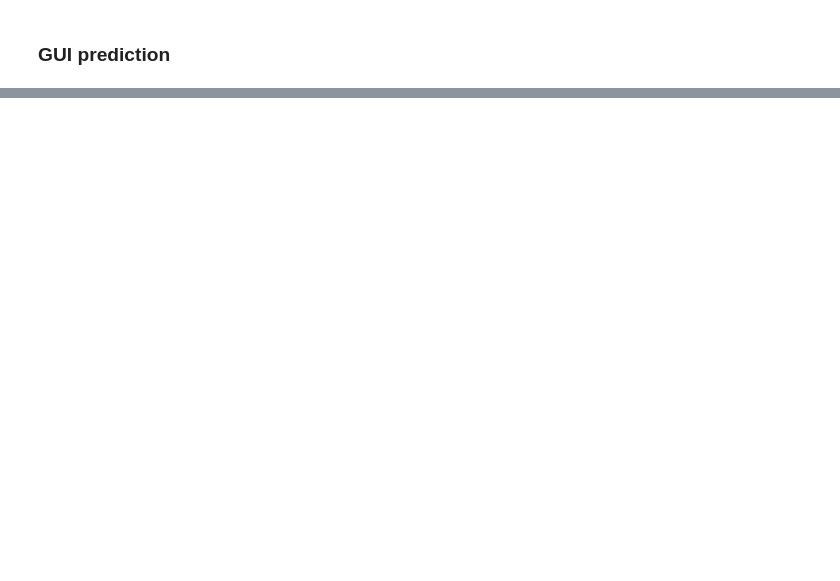
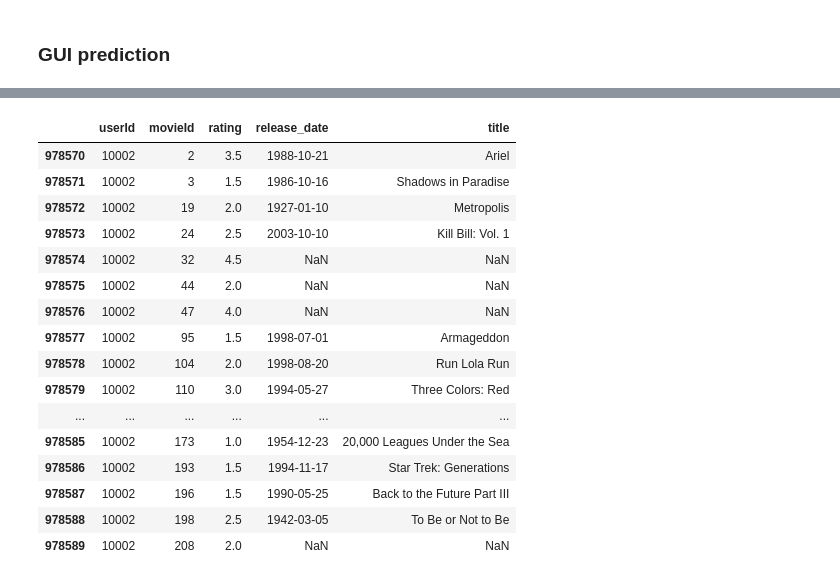
Before and after one commit to phucdkbk/movie_rs, a Jupyter notebook: EDA/rs prediction.ipynb, the cells around one changed output, grey strips where cells are left out. Saved outputs shown, nothing was run; the diff lists cells and outputs as text; code cells hidden in the pictures; blank space fills up the shorter version.

```diff
--- a/EDA/rs prediction.ipynb
+++ b/EDA/rs prediction.ipynb
@@ -217,0 +218,2 @@ user_id = 100
+# %%
+user_id = 10002
@@ -217,0 +245,20 @@ user_id = 100
+# %%
+ratings[ratings['userId'] == user_id].head(20)
+# %% [output]
+|  | userId | movieId | rating | release_date | title |
+| 978570 | 10002 | 2 | 3.5 | 1988-10-21 | Ariel |
+| 978571 | 10002 | 3 | 1.5 | 1986-10-16 | Shadows in Paradise |
+| 978572 | 10002 | 19 | 2.0 | 1927-01-10 | Metropolis |
+| 978573 | 10002 | 24 | 2.5 | 2003-10-10 | Kill Bill: Vol. 1 |
+| 978574 | 10002 | 32 | 4.5 | NaN | NaN |
+| 978575 | 10002 | 44 | 2.0 | NaN | NaN |
+| 978576 | 10002 | 47 | 4.0 | NaN | NaN |
+| 978577 | 10002 | 95 | 1.5 | 1998-07-01 | Armageddon |
+| 978578 | 10002 | 104 | 2.0 | 1998-08-20 | Run Lola Run |
+| 978579 | 10002 | 110 | 3.0 | 1994-05-27 | Three Colors: Red |
+| ... | ... | ... | ... | ... | ... |
+| 978585 | 10002 | 173 | 1.0 | 1954-12-23 | 20,000 Leagues Under the Sea |
+| 978586 | 10002 | 193 | 1.5 | 1994-11-17 | Star Trek: Generations |
+| 978587 | 10002 | 196 | 1.5 | 1990-05-25 | Back to the Future Part III |
+| 978588 | 10002 | 198 | 2.5 | 1942-03-05 | To Be or Not to Be |
+| 978589 | 10002 | 208 | 2.0 | NaN | NaN |
```
Also changed, not shown: parts of 27 cells of this notebook, 14 other files.
